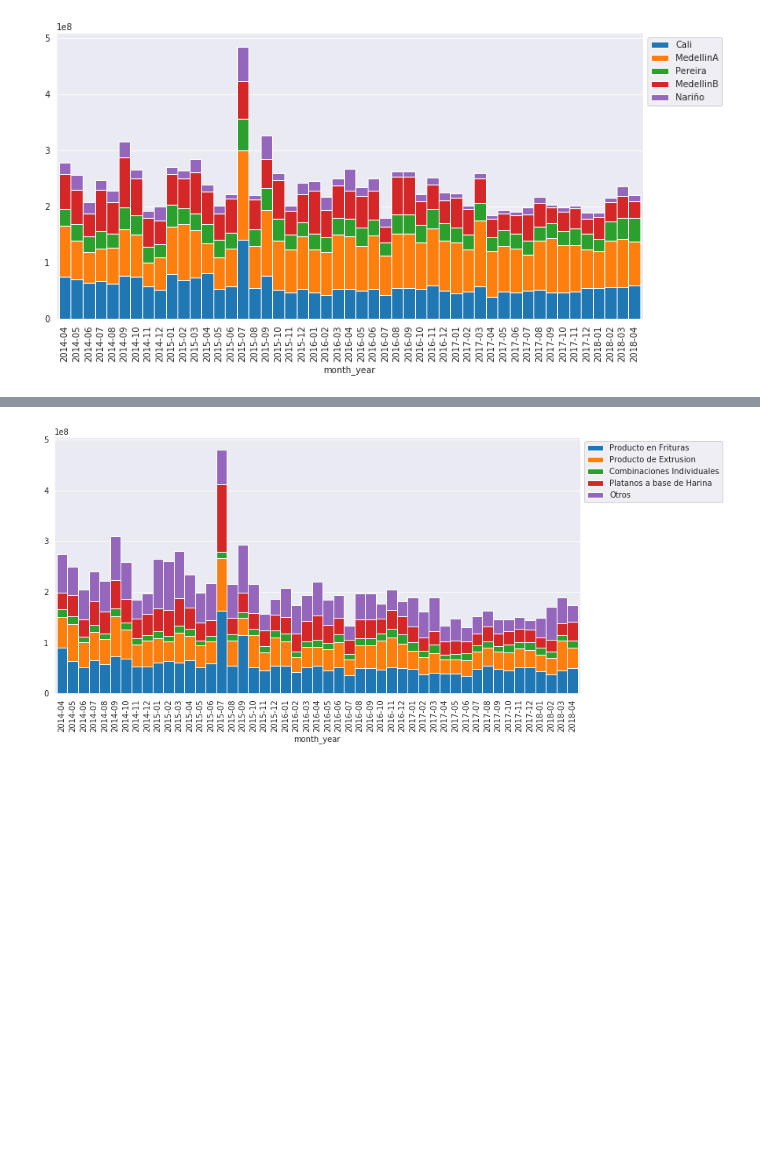
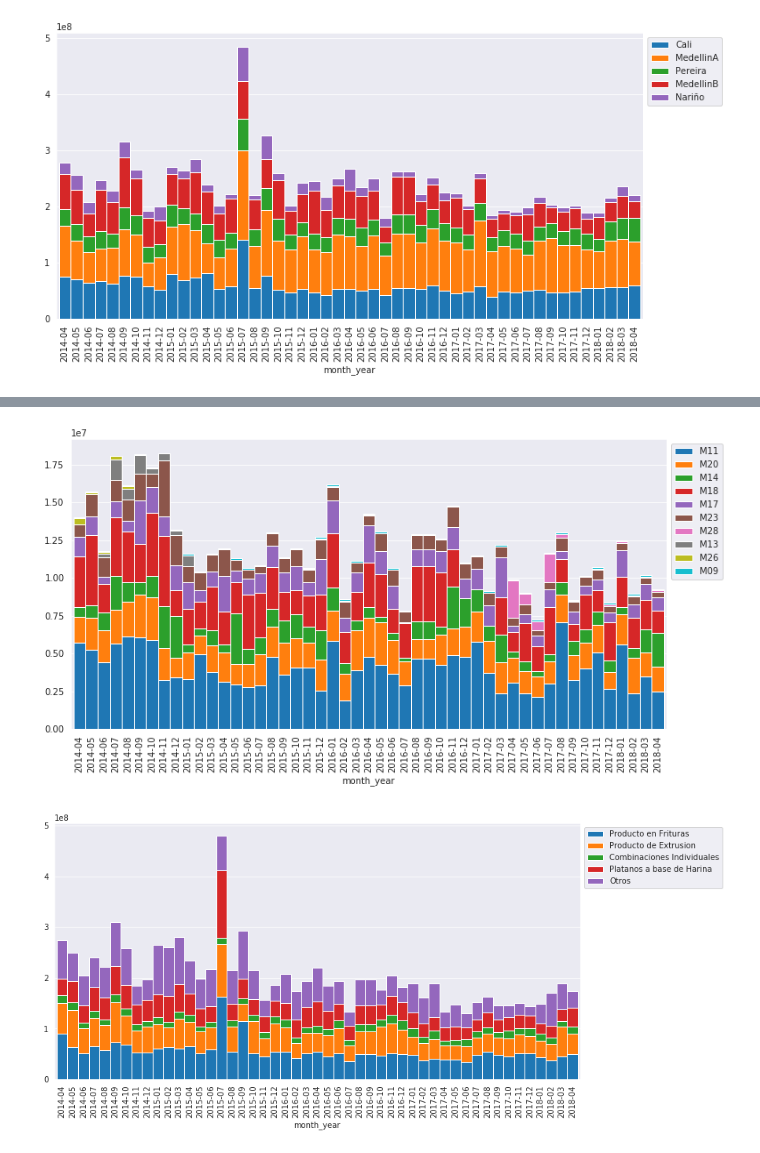
Before and after one commit to juanprq/final-project, a Jupyter notebook: exploration_daniel.ipynb, the cells around one changed output, grey strips where cells are left out. Drawn from its saved outputs; the diff is of its cells as text; code cells hidden in the pictures; blank space fills up the shorter version.

```diff
--- a/exploration_daniel.ipynb
+++ b/exploration_daniel.ipynb
@@ -91,3 +111,21 @@ stackbar("month_year", "brand_id", "units", 5)
+# %%
+def stackbar_other(x, y, kind=None, top=None):
+    sns.set_style("dark")
+    crosstab = pd.crosstab(df[x], df[y])
+    if kind:
+        for categories, data in df.groupby([x, y]):
+            a, b = categories
+            crosstab.loc[a, b] = data[kind].sum()
+
+        crosstab = crosstab.loc[:, df[y].value_counts().index[-top:]]
+
+    plt_prop = crosstab.plot(kind='bar', stacked=True, width=1, figsize=(12, 6))
+    plt_prop.legend(bbox_to_anchor=(1, 1), loc='upper left', ncol=1)
+    plt.grid(axis="y")
+# %%
+stackbar_other("month_year", "brand_id", "units", 10)
+# %% [output]
+[figure, added]
 # %%
 stackbar("month_year", "category_name", "units", 5)
 # %% [output]
```
Also changed, not shown: parts of 7 cells of this notebook, 3 other files.
